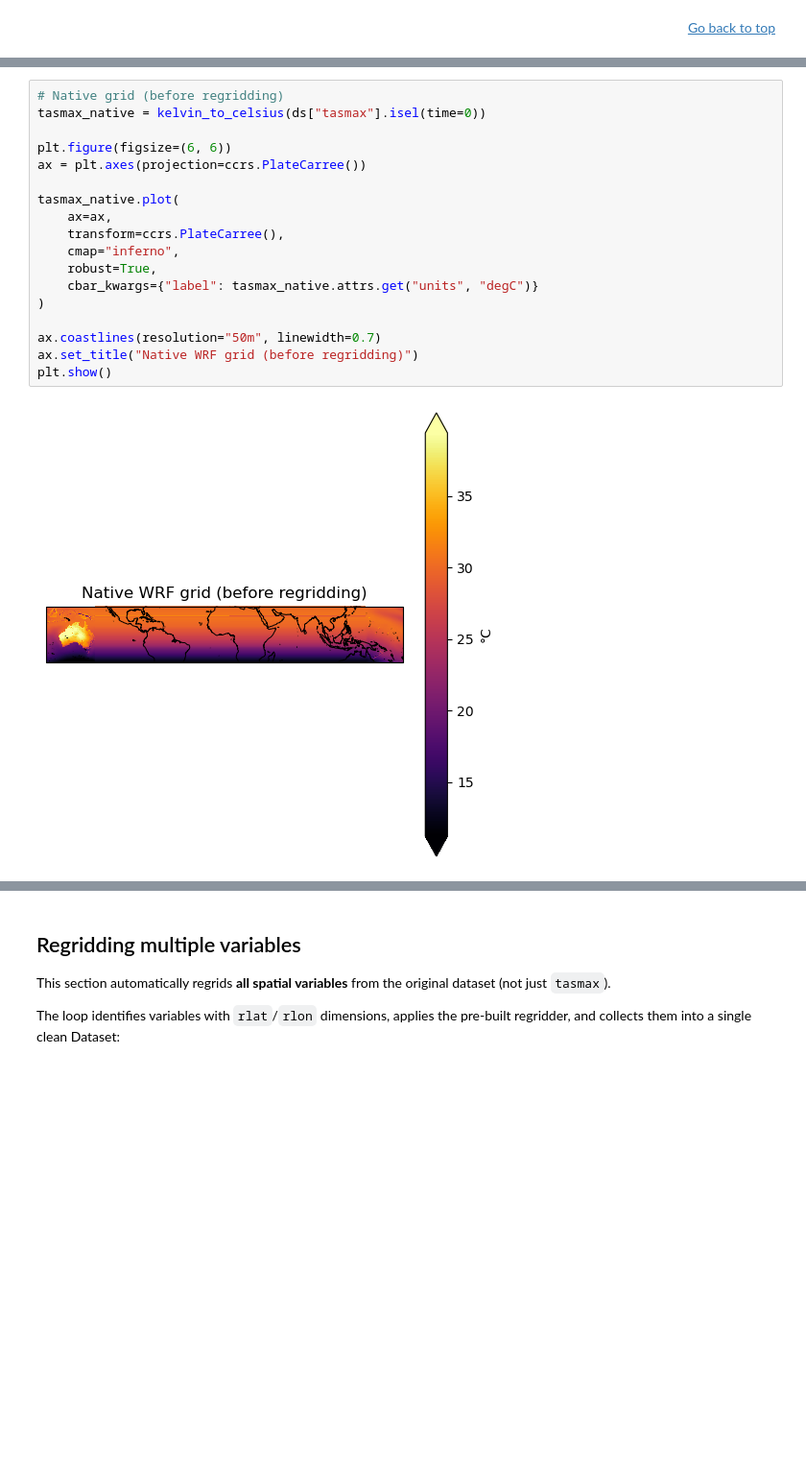
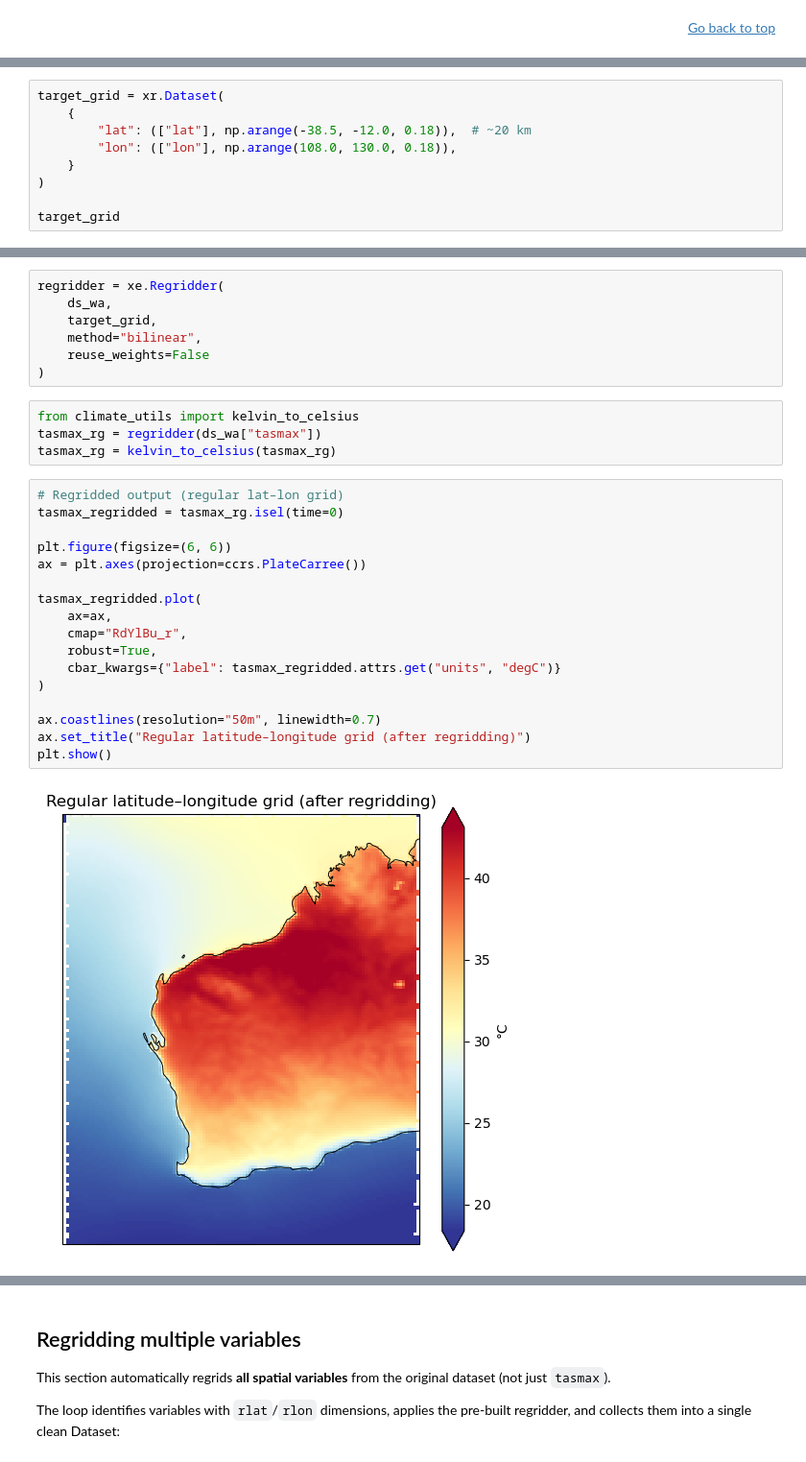
Before and after one commit to DikshaSagar/DWER, a Jupyter notebook: 02_regridding.ipynb, the cells around one changed output, grey strips where cells are left out. Shown at 96% size. Cells and saved outputs as stored; diff of their text form; blank space fills up the shorter version.

Commit message:
Add rotated grid plotting and conservative regridding workflow (closes #7)

```diff
--- a/02_regridding.ipynb
+++ b/02_regridding.ipynb
@@ -228,0 +695,9 @@ when plotted in geographic (latitude–longitude) coordinates.
+# %%
+target_grid = xr.Dataset(
+    {
+        "lat": (["lat"], np.arange(-38.5, -12.0, 0.18)),  # ~20 km
+        "lon": (["lon"], np.arange(108.0, 130.0, 0.18)),
+    }
+)
+
+target_grid
@@ -229,20 +712,30 @@ when plotted in geographic (latitude–longitude) coordinates.
+# %%
+regridder = xe.Regridder(
+    ds_wa,
+    target_grid,
+    method="bilinear",
+    reuse_weights=False
+)
+# %%
+from climate_utils import kelvin_to_celsius
+tasmax_rg = regridder(ds_wa["tasmax"])
+tasmax_rg = kelvin_to_celsius(tasmax_rg)
 # %%
-# Native grid (before regridding)
-tasmax_native = kelvin_to_celsius(ds["tasmax"].isel(time=0))
+# Regridded output (regular lat–lon grid)
+tasmax_regridded = tasmax_rg.isel(time=0)
 
 plt.figure(figsize=(6, 6))
 ax = plt.axes(projection=ccrs.PlateCarree())
 
-tasmax_native.plot(
+tasmax_regridded.plot(
     ax=ax,
-    transform=ccrs.PlateCarree(),
-    cmap="inferno",
+    cmap="RdYlBu_r",
     robust=True,
-    cbar_kwargs={"label": tasmax_native.attrs.get("units", "degC")}
+    cbar_kwargs={"label": tasmax_regridded.attrs.get("units", "degC")}
 )
 
 ax.coastlines(resolution="50m", linewidth=0.7)
-ax.set_title("Native WRF grid (before regridding)")
+ax.set_title("Regular latitude–longitude grid (after regridding)")
 plt.show()
 # %% [output]
-[figure, old version]
+[figure, new version]
```
Also changed, not shown: parts of 58 cells of this notebook.
